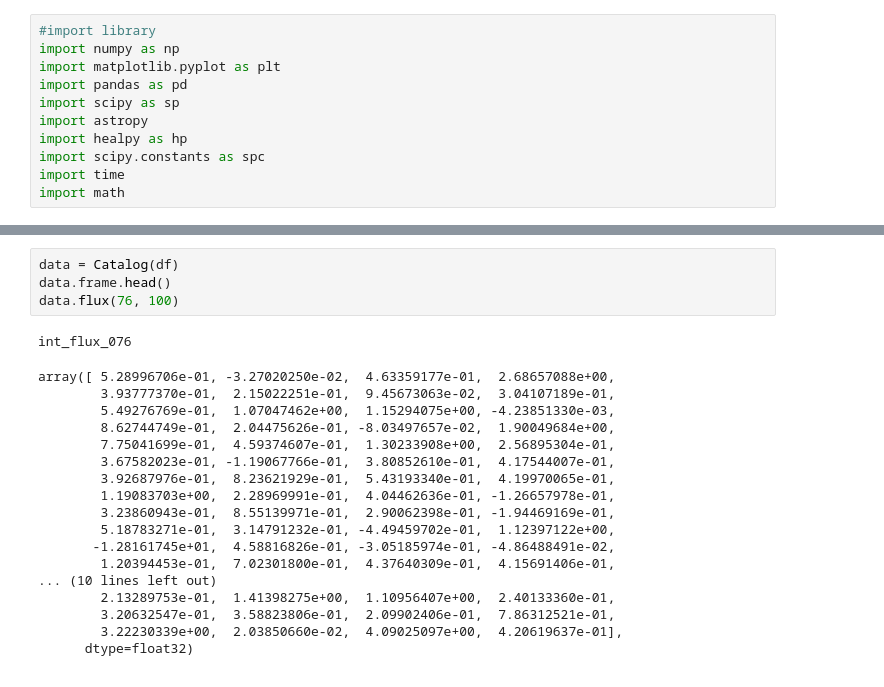
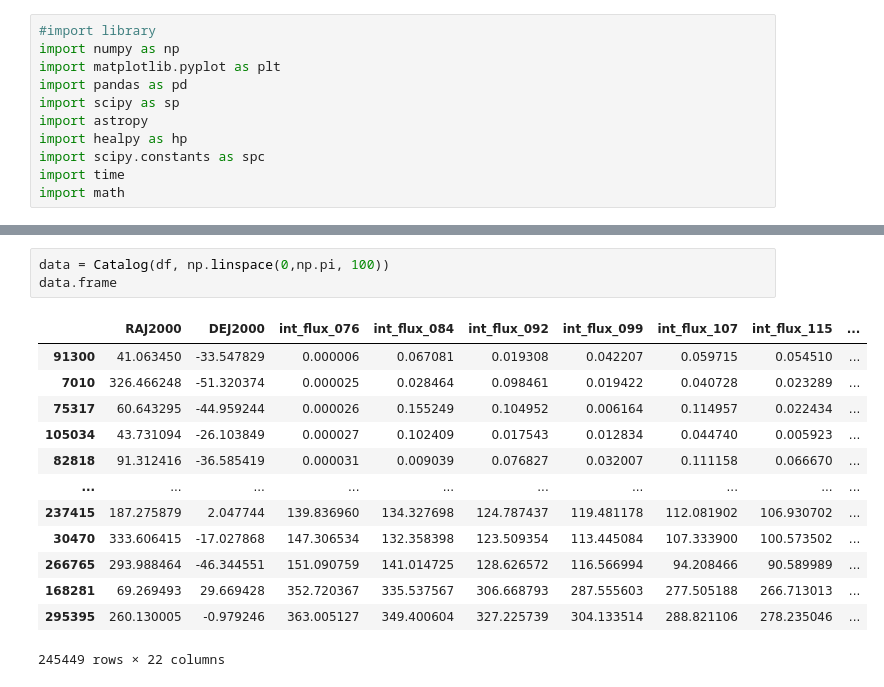
Before and after one commit to kgb0255/ULAB_21cm_cosmology, a Jupyter notebook: class.ipynb, the cells around one changed output, grey strips where cells are left out. Drawn from its saved outputs; the diff is of its cells as text.

```diff
--- a/class.ipynb
+++ b/class.ipynb
@@ -98,23 +114,17 @@ class Catalog():
 # %%
-data = Catalog(df)
-data.frame.head()
-data.flux(76, 100)
+data = Catalog(df, np.linspace(0,np.pi, 100))
+data.frame
 # %% [output]
+|  | RAJ2000 | DEJ2000 | int_flux_076 | int_flux_084 | int_flux_092 | int_flux_099 | int_flux_107 | int_flux_115 | ... |
+| 91300 | 41.063450 | -33.547829 | 0.000006 | 0.067081 | 0.019308 | 0.042207 | 0.059715 | 0.054510 | ... |
+| 7010 | 326.466248 | -51.320374 | 0.000025 | 0.028464 | 0.098461 | 0.019422 | 0.040728 | 0.023289 | ... |
+| 75317 | 60.643295 | -44.959244 | 0.000026 | 0.155249 | 0.104952 | 0.006164 | 0.114957 | 0.022434 | ... |
+| 105034 | 43.731094 | -26.103849 | 0.000027 | 0.102409 | 0.017543 | 0.012834 | 0.044740 | 0.005923 | ... |
+| 82818 | 91.312416 | -36.585419 | 0.000031 | 0.009039 | 0.076827 | 0.032007 | 0.111158 | 0.066670 | ... |
+| ... | ... | ... | ... | ... | ... | ... | ... | ... | ... |
+| 237415 | 187.275879 | 2.047744 | 139.836960 | 134.327698 | 124.787437 | 119.481178 | 112.081902 | 106.930702 | ... |
+| 30470 | 333.606415 | -17.027868 | 147.306534 | 132.358398 | 123.509354 | 113.445084 | 107.333900 | 100.573502 | ... |
+| 266765 | 293.988464 | -46.344551 | 151.090759 | 141.014725 | 128.626572 | 116.566994 | 94.208466 | 90.589989 | ... |
+| 168281 | 69.269493 | 29.669428 | 352.720367 | 335.537567 | 306.668793 | 287.555603 | 277.505188 | 266.713013 | ... |
+| 295395 | 260.130005 | -0.979246 | 363.005127 | 349.400604 | 327.225739 | 304.133514 | 288.821106 | 278.235046 | ... |
-int_flux_076
+245449 rows × 22 columns
-array([ 5.28996706e-01, -3.27020250e-02,  4.63359177e-01,  2.68657088e+00,
-        3.93777370e-01,  2.15022251e-01,  9.45673063e-02,  3.04107189e-01,
-        5.49276769e-01,  1.07047462e+00,  1.15294075e+00, -4.23851330e-03,
-        8.62744749e-01,  2.04475626e-01, -8.03497657e-02,  1.90049684e+00,
-        7.75041699e-01,  4.59374607e-01,  1.30233908e+00,  2.56895304e-01,
-        3.67582023e-01, -1.19067766e-01,  3.80852610e-01,  4.17544007e-01,
-        3.92687976e-01,  8.23621929e-01,  5.43193340e-01,  4.19970065e-01,
-        1.19083703e+00,  2.28969991e-01,  4.04462636e-01, -1.26657978e-01,
-        3.23860943e-01,  8.55139971e-01,  2.90062398e-01, -1.94469169e-01,
-        5.18783271e-01,  3.14791232e-01, -4.49459702e-01,  1.12397122e+00,
-       -1.28161745e+01,  4.58816826e-01, -3.05185974e-01, -4.86488491e-02,
-        1.20394453e-01,  7.02301800e-01,  4.37640309e-01,  4.15691406e-01,
-... (10 lines left out)
-        2.13289753e-01,  1.41398275e+00,  1.10956407e+00,  2.40133360e-01,
-        3.20632547e-01,  3.58823806e-01,  2.09902406e-01,  7.86312521e-01,
-        3.22230339e+00,  2.03850660e-02,  4.09025097e+00,  4.20619637e-01],
-      dtype=float32)
```
Also changed, not shown: parts of 8 cells of this notebook.
